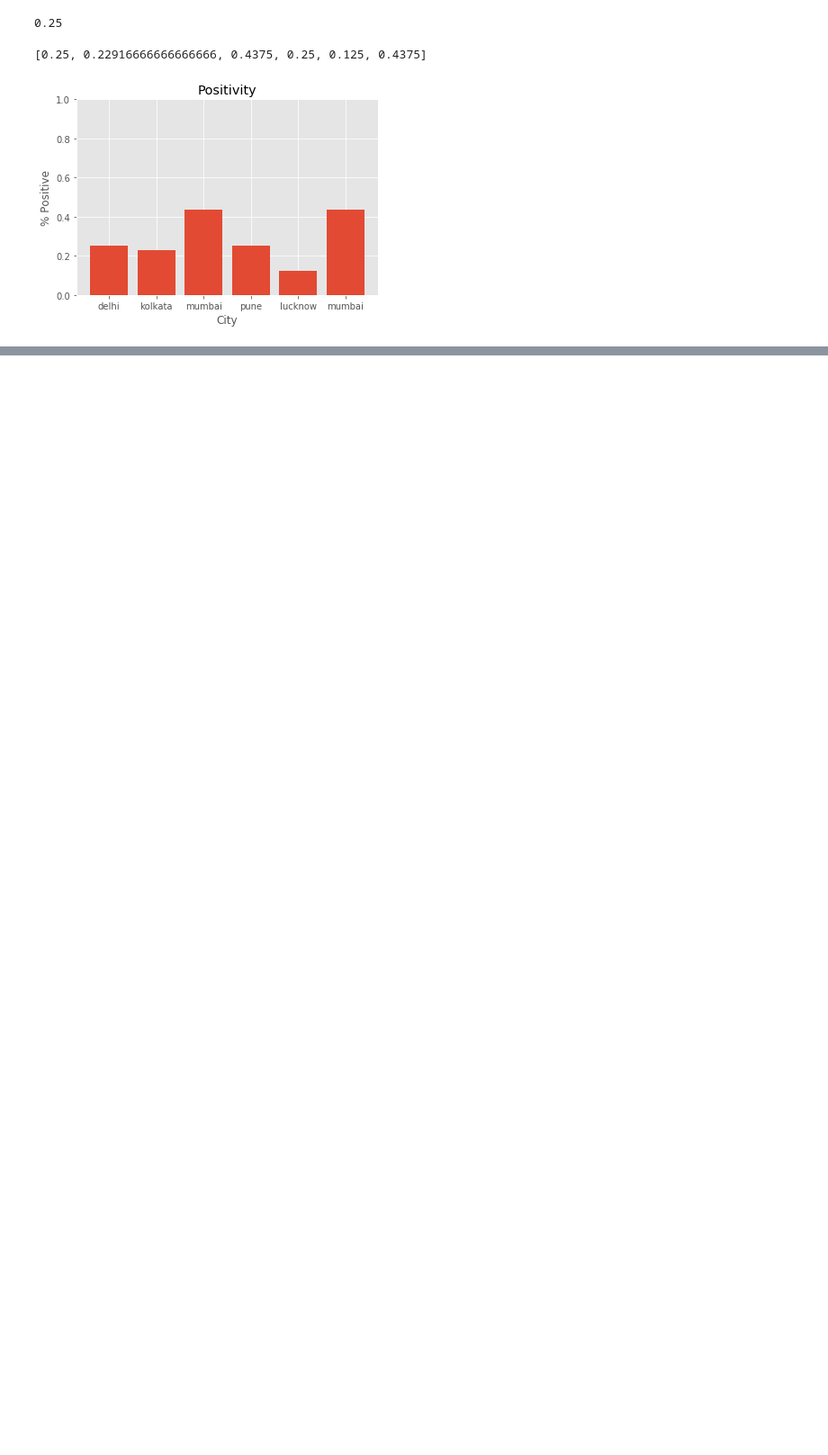
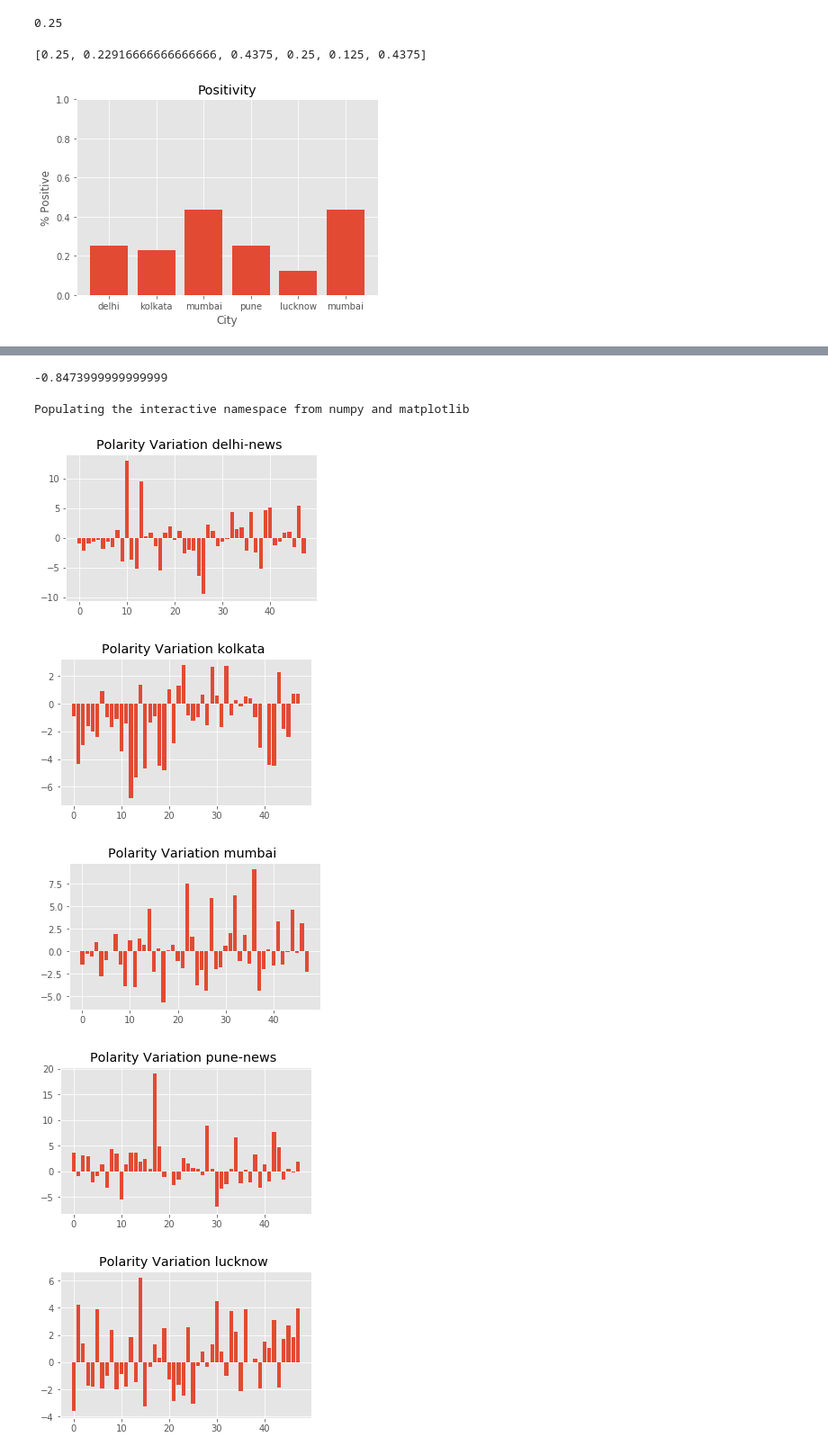
Before and after one commit to aradhyamathur/news_city_sentiment, a Jupyter notebook: news_analysis.ipynb, the cells around one changed output, grey strips where cells are left out. Shown at 90% size. Cells and saved outputs as stored; diff of their text form; code cells hidden in the pictures; blank space fills up the shorter version.

Commit message:
feat(further analysis) - polarity - article text analysis

```diff
--- a/news_analysis.ipynb
+++ b/news_analysis.ipynb
@@ -393,0 +433,13 @@ plt.show()
+# %%
+analyser = SentimentIntensityAnalyzer()
+# %%
+def text_analyser(text):
+    sentences = sent_tokenize(text)
+    cummulative_polarity = 0.0
+    for sent in sentences:
+        polarity = analyser.polarity_scores(sent)['compound']
+        cummulative_polarity += polarity
+    return cummulative_polarity
+text_analyser('It was pathetic. I did not like it')
+# %% [output]
+-0.8473999999999999
@@ -393,0 +448,39 @@ plt.show()
+# %%
+def polarity_variation(city):
+    articles = get_articles(city)
+    polarities = []
+    for article in articles:
+        polarities.append(text_analyser(article))
+    return polarities
+def polarity_analyser(polarities):
+    pol_array = np.array(polarities)
+    pos_polarity = [polarity for polarity in polarities if polarity>=0]
+    neg_polarity = [polarity for polarity in polarities if polarity<0]
+    max_pos_polarity = np.argmax(pol_array)
+    max_neg_polarity = np.argmin(pol_array)
+    return pos_polarity, neg_polarity, min(polarities), max_neg_polarity,max(polarities), max_pos_polarity
+
+def plot_variation(city,polarities):
+    link_df = get_link_df(city)
+    x_ticks = link_df.timestamp.values
+    plt.title('Polarity Variation %s '% city)
+    article_index = [i for i in range(len(polarities))]
+    plt.bar(article_index,polarities)
+#     plt.xticks(article_index, x_ticks) # not clearly visible in notebook
+    plt.show()
+# %%
+%pylab inline
+pylab.rcParams['figure.figsize'] = (5, 3)
+# %% [output]
+Populating the interactive namespace from numpy and matplotlib
+# %%
+for i in range(len(CITIES)):
+    polarities = polarity_variation(CITIES[i])
+
+    plot_variation(CITIES[i], polarities)
+# %% [output]
+[figure, added]
+[figure, added]
+[figure, added]
+[figure, added]
+[figure, added]
```
Also changed, not shown: parts of 23 cells of this notebook.
